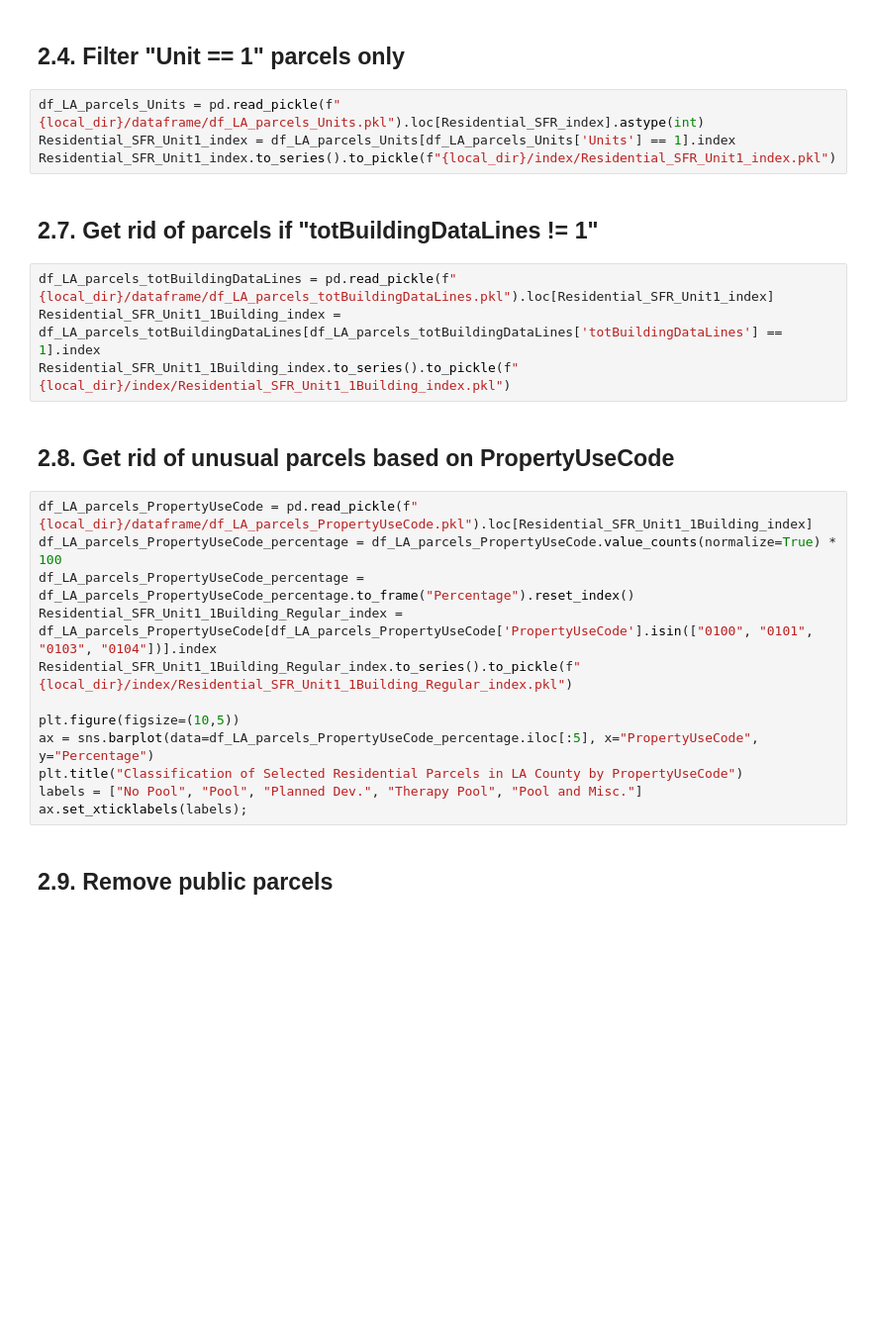
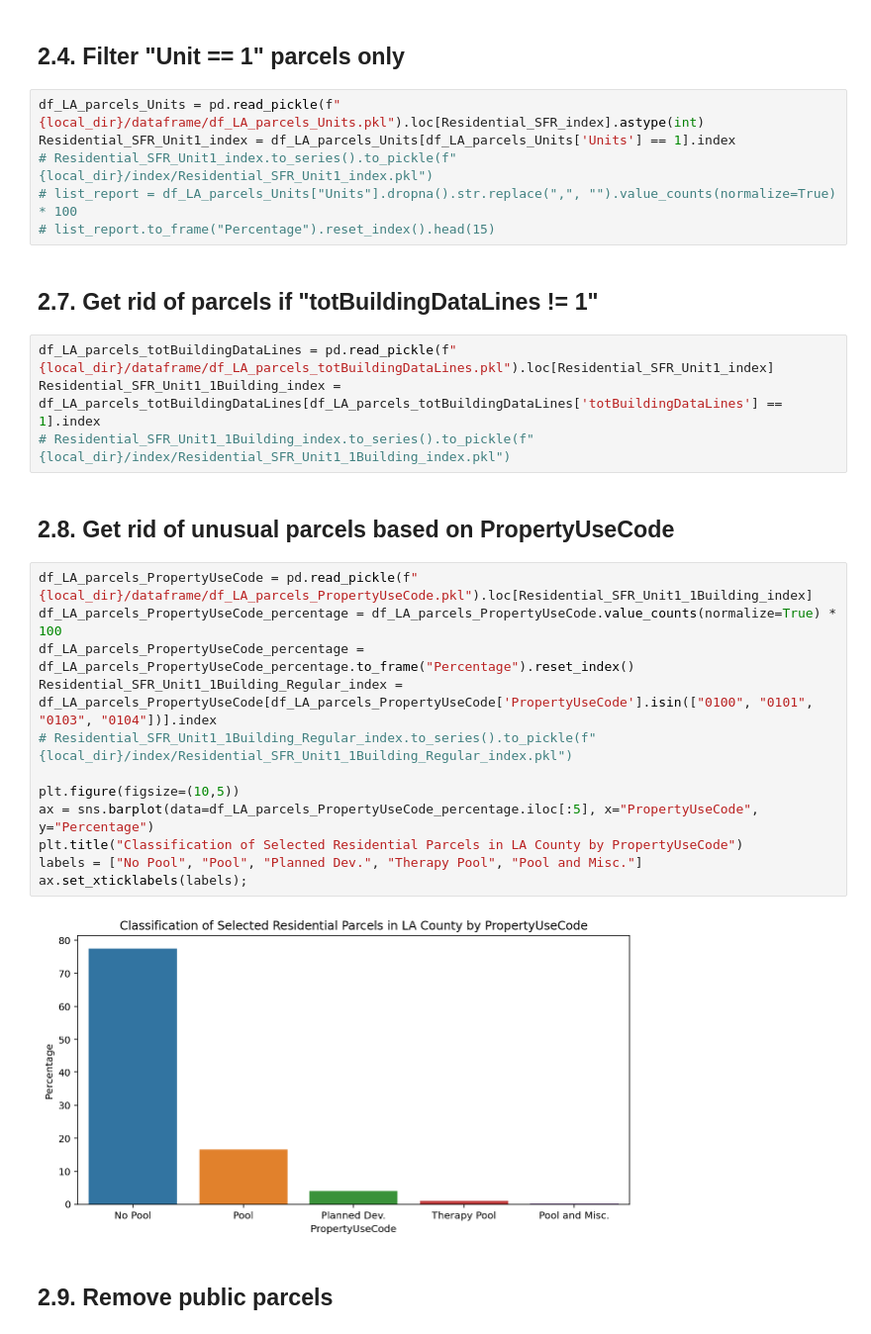
Before and after one commit to mbbatukan/CIV1498-Project2, a Jupyter notebook: notebooks/filtering.ipynb, the cells around one changed output. Shown at 99% size. Drawn from its saved outputs; the diff is of its cells as text; blank space fills up the shorter version.

```diff
--- a/notebooks/filtering.ipynb
+++ b/notebooks/filtering.ipynb
@@ -48,27 +78,31 @@ Residential_SFR_index.to_series().to_pickle(f"{local_dir}/index/Residential_SFR_
 # %%
 df_LA_parcels_Units = pd.read_pickle(f"{local_dir}/dataframe/df_LA_parcels_Units.pkl").loc[Residential_SFR_index].astype(int)
 Residential_SFR_Unit1_index = df_LA_parcels_Units[df_LA_parcels_Units['Units'] == 1].index
-Residential_SFR_Unit1_index.to_series().to_pickle(f"{local_dir}/index/Residential_SFR_Unit1_index.pkl")
+# Residential_SFR_Unit1_index.to_series().to_pickle(f"{local_dir}/index/Residential_SFR_Unit1_index.pkl")
+# list_report = df_LA_parcels_Units["Units"].dropna().str.replace(",", "").value_counts(normalize=True) * 100
+# list_report.to_frame("Percentage").reset_index().head(15)
 # %% [markdown]
 ## 2.7. Get rid of parcels if "totBuildingDataLines != 1"
 # %%
 df_LA_parcels_totBuildingDataLines = pd.read_pickle(f"{local_dir}/dataframe/df_LA_parcels_totBuildingDataLines.pkl").loc[Residential_SFR_Unit1_index]
 Residential_SFR_Unit1_1Building_index = df_LA_parcels_totBuildingDataLines[df_LA_parcels_totBuildingDataLines['totBuildingDataLines'] == 1].index
-Residential_SFR_Unit1_1Building_index.to_series().to_pickle(f"{local_dir}/index/Residential_SFR_Unit1_1Building_index.pkl")
+# Residential_SFR_Unit1_1Building_index.to_series().to_pickle(f"{local_dir}/index/Residential_SFR_Unit1_1Building_index.pkl")
 # %% [markdown]
 ## 2.8. Get rid of unusual parcels based on PropertyUseCode
 # %%
 df_LA_parcels_PropertyUseCode = pd.read_pickle(f"{local_dir}/dataframe/df_LA_parcels_PropertyUseCode.pkl").loc[Residential_SFR_Unit1_1Building_index]
 df_LA_parcels_PropertyUseCode_percentage = df_LA_parcels_PropertyUseCode.value_counts(normalize=True) * 100
 df_LA_parcels_PropertyUseCode_percentage = df_LA_parcels_PropertyUseCode_percentage.to_frame("Percentage").reset_index()
 Residential_SFR_Unit1_1Building_Regular_index = df_LA_parcels_PropertyUseCode[df_LA_parcels_PropertyUseCode['PropertyUseCode'].isin(["0100", "0101", "0103", "0104"])].index
-Residential_SFR_Unit1_1Building_Regular_index.to_series().to_pickle(f"{local_dir}/index/Residential_SFR_Unit1_1Building_Regular_index.pkl")
+# Residential_SFR_Unit1_1Building_Regular_index.to_series().to_pickle(f"{local_dir}/index/Residential_SFR_Unit1_1Building_Regular_index.pkl")
 
 plt.figure(figsize=(10,5))
 ax = sns.barplot(data=df_LA_parcels_PropertyUseCode_percentage.iloc[:5], x="PropertyUseCode", y="Percentage")
 plt.title("Classification of Selected Residential Parcels in LA County by PropertyUseCode")
 labels = ["No Pool", "Pool", "Planned Dev.", "Therapy Pool", "Pool and Misc."]
 ax.set_xticklabels(labels);
+# %% [output]
+[figure, added]
 # %% [markdown]
 ## 2.9. Remove public parcels
 # %%
```
Also changed, not shown: parts of 7 cells of this notebook, 9 other files.
